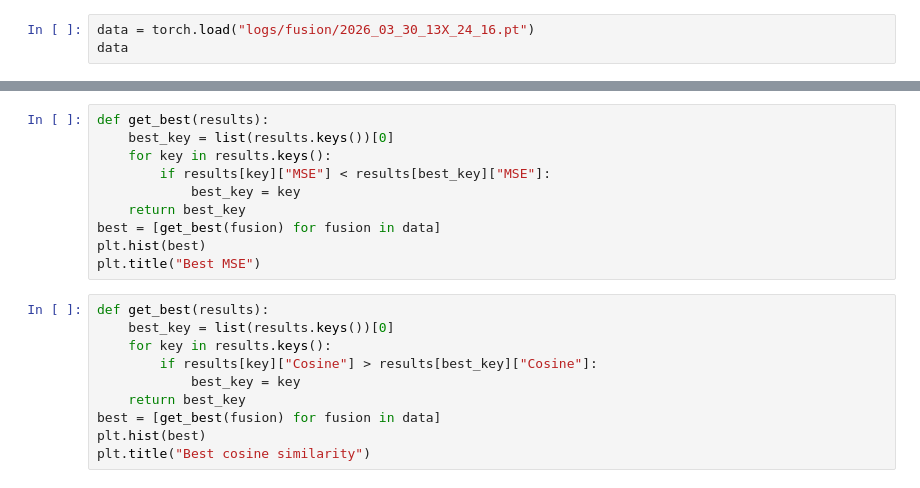
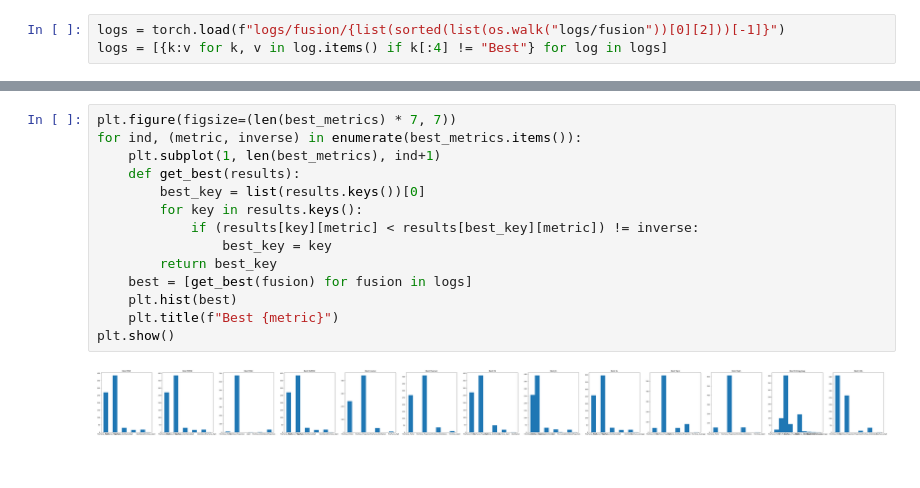
Before and after one commit to CTLab-ITMO/MoE_Optimization, a Jupyter notebook: Qwen_MoE_experts_fusion_experiment/test.ipynb, the cells around one changed output, grey strips where cells are left out. Saved outputs shown, nothing was run; the diff lists cells and outputs as text.

```diff
--- a/Qwen_MoE_experts_fusion_experiment/test.ipynb
+++ b/Qwen_MoE_experts_fusion_experiment/test.ipynb
@@ -139,4 +235,4 @@ IndexError: list index out of range
 # %%
-data = torch.load("logs/fusion/2026_03_30_13X_24_16.pt")
-data
+logs = torch.load(f"logs/fusion/{list(sorted(list(os.walk("logs/fusion"))[0][2]))[-1]}")
+logs = [{k:v for k, v in log.items() if k[:4] != "Best"} for log in logs]
 # %%
@@ -144,21 +242,17 @@ len(data)
 # %%
-def get_best(results):
-    best_key = list(results.keys())[0]
-    for key in results.keys():
-        if results[key]["MSE"] < results[best_key]["MSE"]:
-            best_key = key
-    return best_key
-best = [get_best(fusion) for fusion in data]
-plt.hist(best)
-plt.title("Best MSE")
+plt.figure(figsize=(len(best_metrics) * 7, 7))
+for ind, (metric, inverse) in enumerate(best_metrics.items()):
+    plt.subplot(1, len(best_metrics), ind+1)
+    def get_best(results):
+        best_key = list(results.keys())[0]
+        for key in results.keys():
+            if (results[key][metric] < results[best_key][metric]) != inverse:
+                best_key = key
+        return best_key
+    best = [get_best(fusion) for fusion in logs]
+    plt.hist(best)
+    plt.title(f"Best {metric}")
+plt.show()
+# %% [output]
+[figure, added]
-# %%
-def get_best(results):
-    best_key = list(results.keys())[0]
-    for key in results.keys():
-        if results[key]["Cosine"] > results[best_key]["Cosine"]:
-            best_key = key
-    return best_key
-best = [get_best(fusion) for fusion in data]
-plt.hist(best)
-plt.title("Best cosine similarity")
 # %%
```
Also changed, not shown: parts of 19 cells of this notebook, 3 other files.
